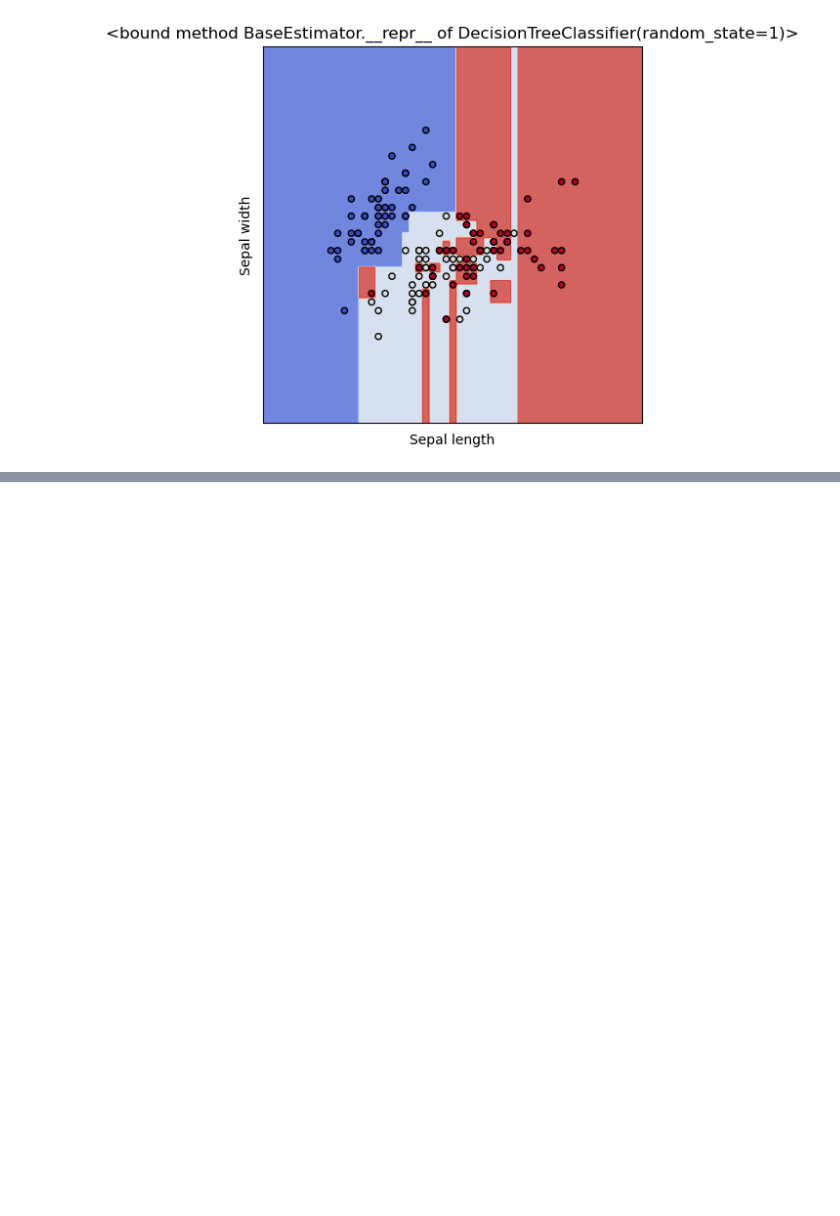
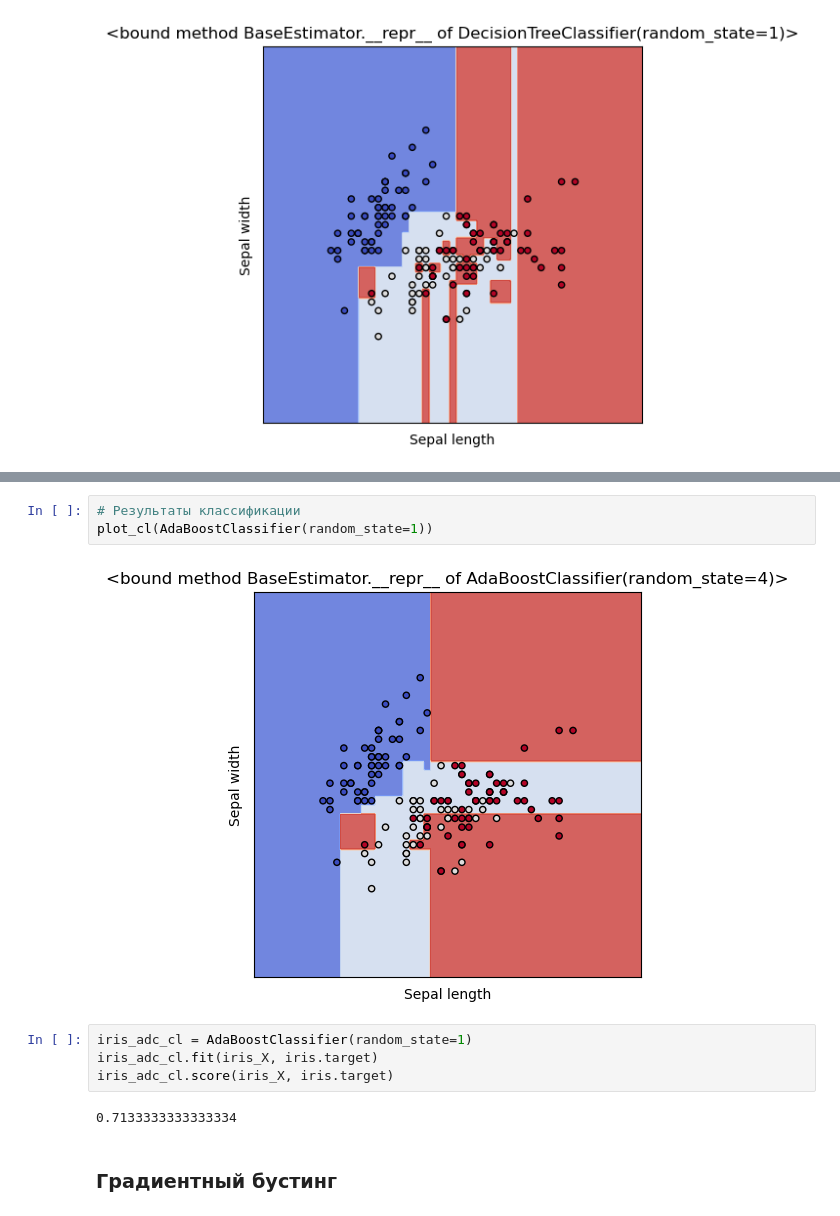
Before and after one commit to KZLZG/TML, a Jupyter notebook: Lab5/lab5.ipynb, the cells around one changed output, grey strips where cells are left out. Saved outputs shown, nothing was run; the diff lists cells and outputs as text; blank space fills up the shorter version.

```diff
--- a/Lab5/lab5.ipynb
+++ b/Lab5/lab5.ipynb
@@ -241,0 +390,13 @@ plot_cl(BaggingClassifier(DecisionTreeClassifier(random_state=1), n_estimators=1
+# %%
+# Результаты классификации
+plot_cl(AdaBoostClassifier(random_state=1))
+# %% [output]
+[figure, added]
+# %%
+iris_adc_cl = AdaBoostClassifier(random_state=1)
+iris_adc_cl.fit(iris_X, iris.target)
+iris_adc_cl.score(iris_X, iris.target)
+# %% [output]
+0.7133333333333334
+# %% [markdown]
+### Градиентный бустинг
```
Also changed, not shown: parts of 34 cells of this notebook.
